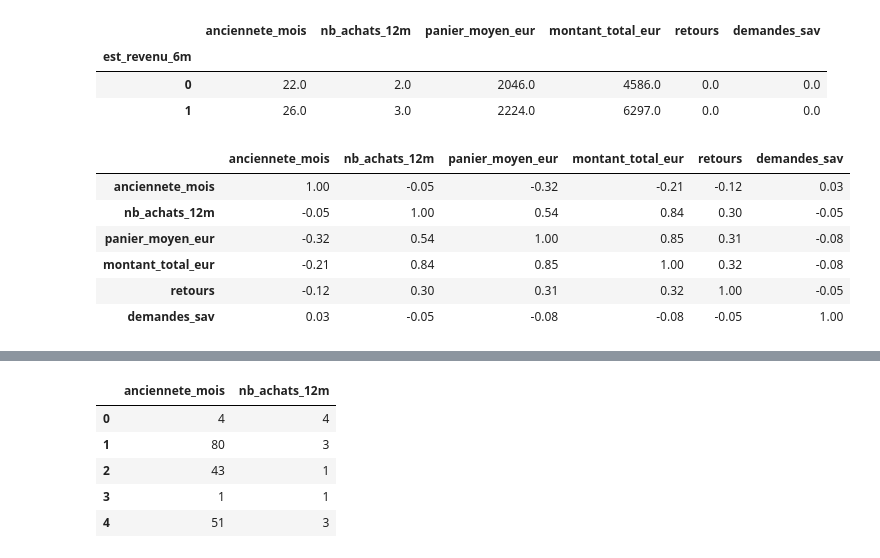
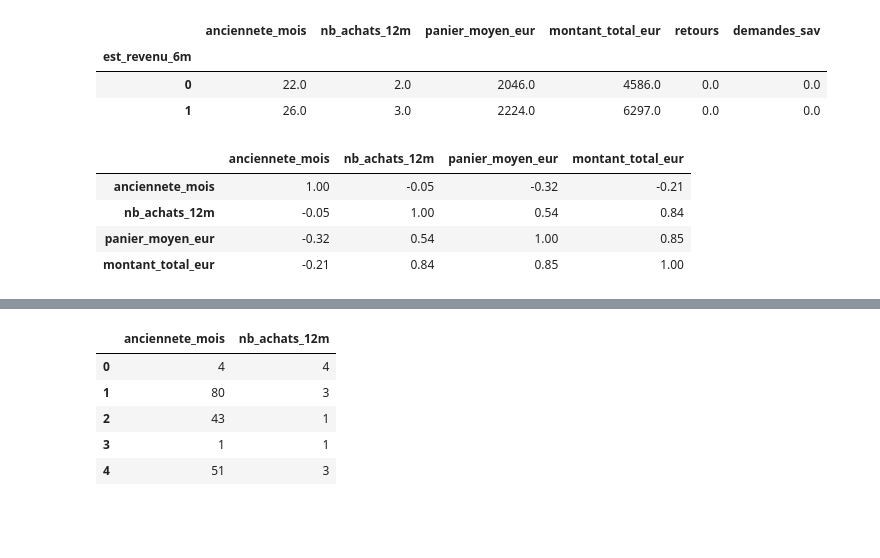
Before and after one commit to maureljean55/atelier-saint-honore, a Jupyter notebook: notebooks/q5_knn.ipynb, the cells around one changed output, grey strips where cells are left out. Saved outputs shown, nothing was run; the diff lists cells and outputs as text; code cells hidden in the pictures; blank space fills up the shorter version.

```diff
--- a/notebooks/q5_knn.ipynb
+++ b/notebooks/q5_knn.ipynb
@@ -53,14 +53,13 @@ clients.groupby("est_revenu_6m")[cols].median().round(1)
 | est_revenu_6m |  |  |  |  |  |  |
 | 0 | 22.0 | 2.0 | 2046.0 | 4586.0 | 0.0 | 0.0 |
 | 1 | 26.0 | 3.0 | 2224.0 | 6297.0 | 0.0 | 0.0 |
-# %%
-clients[cols].corr().round(2)
-# %% [output]
-|  | anciennete_mois | nb_achats_12m | panier_moyen_eur | montant_total_eur | retours | demandes_sav |
-| anciennete_mois | 1.00 | -0.05 | -0.32 | -0.21 | -0.12 | 0.03 |
-| nb_achats_12m | -0.05 | 1.00 | 0.54 | 0.84 | 0.30 | -0.05 |
-| panier_moyen_eur | -0.32 | 0.54 | 1.00 | 0.85 | 0.31 | -0.08 |
-| montant_total_eur | -0.21 | 0.84 | 0.85 | 1.00 | 0.32 | -0.08 |
-| retours | -0.12 | 0.30 | 0.31 | 0.32 | 1.00 | -0.05 |
-| demandes_sav | 0.03 | -0.05 | -0.08 | -0.08 | -0.05 | 1.00 |
+# %%
+cols_utiles = ["anciennete_mois", "nb_achats_12m", "panier_moyen_eur", "montant_total_eur"]
+clients[cols_utiles].corr().round(2)
+# %% [output]
+|  | anciennete_mois | nb_achats_12m | panier_moyen_eur | montant_total_eur |
+| anciennete_mois | 1.00 | -0.05 | -0.32 | -0.21 |
+| nb_achats_12m | -0.05 | 1.00 | 0.54 | 0.84 |
+| panier_moyen_eur | -0.32 | 0.54 | 1.00 | 0.85 |
+| montant_total_eur | -0.21 | 0.84 | 0.85 | 1.00 |
 # %%
```
Also changed, not shown: parts of 1 cell of this notebook.
